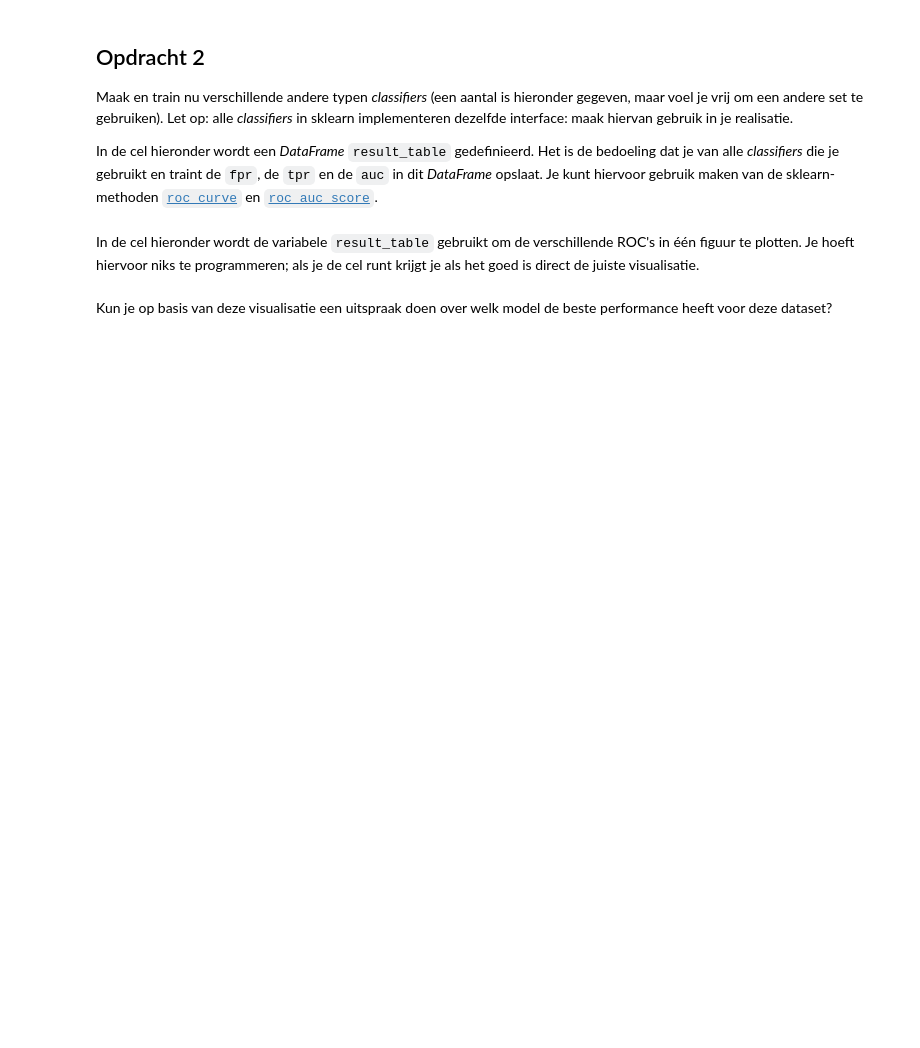
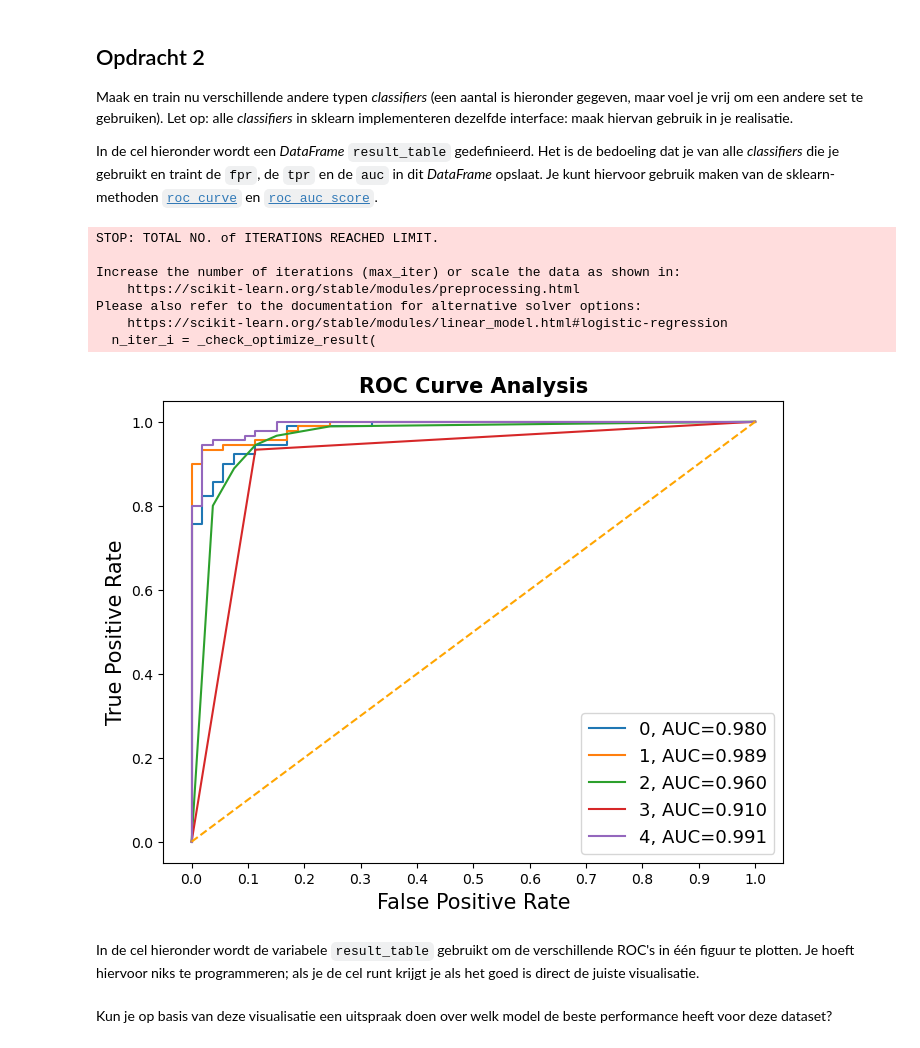
Before and after one commit to leonbos1/Machine-Learning, a Jupyter notebook: docs/files/Opdracht model-evaluatie.ipynb, the cells around one changed output. Cells and saved outputs as stored; diff of their text form; code cells hidden in the pictures; blank space fills up the shorter version.

```diff
--- a/docs/files/Opdracht model-evaluatie.ipynb
+++ b/docs/files/Opdracht model-evaluatie.ipynb
@@ -123,20 +112,66 @@ In de cel hieronder wordt een *DataFrame* `result_table` gedefinieerd. Het is de
 # %%
 import pandas as pd
 import numpy as np
+import matplotlib.pyplot as plt
 %matplotlib inline
 
 from sklearn.linear_model import LogisticRegression
 from sklearn.naive_bayes import GaussianNB
 from sklearn.neighbors import KNeighborsClassifier
 from sklearn.tree import DecisionTreeClassifier
 from sklearn.ensemble import RandomForestClassifier
 
 from sklearn.metrics import roc_curve, roc_auc_score
 
 # DataFrame om de gevonden metrieken per classifier in op te slaan.
 result_table = pd.DataFrame(columns=['classifiers', 'fpr','tpr','auc'])
 
-# YOUR CODE HERE
+# Classifiers om te gebruiken.
+classifiers = [LogisticRegression(), GaussianNB(), KNeighborsClassifier(), DecisionTreeClassifier(), RandomForestClassifier()]
+
+# Loop door de classifiers heen.
+for cls in classifiers:
+    model = cls.fit(X_train, y_train)
+    y_proba = model.predict_proba(X_test)[::,1]
+
+    # Bereken de ROC-curve.
+    fpr, tpr = roc_curve(y_test,  y_proba)[0:2]
+
+    # Bereken de AUC.
+    auc = roc_auc_score(y_test, y_proba)
+
+    # Voeg de gevonden metrieken toe aan de result_table.
+    result_table = result_table.append({'classifiers':cls,
+                                        'fpr':fpr,
+                                        'tpr':tpr,
+                                        'auc':auc}, ignore_index=True)
+
+# Plot de ROC-curves.
+fig = plt.figure(figsize=(8,6))
+
+for i in result_table.index:
+    plt.plot(result_table.loc[i]['fpr'],
+             result_table.loc[i]['tpr'],
+             label=f"{i}, AUC={result_table.loc[i]['auc']:.3f}"
+             )
+
+plt.plot([0,1], [0,1], color='orange', linestyle='--')
+plt.xticks(np.arange(0.0, 1.1, step=0.1))
+plt.xlabel("False Positive Rate", fontsize=15)
+plt.ylabel("True Positive Rate", fontsize=15)
+plt.legend(prop={'size':13}, loc='lower right')
+plt.title('ROC Curve Analysis', fontweight='bold', fontsize=15)
+
+plt.show()
+# %% [output]
+STOP: TOTAL NO. of ITERATIONS REACHED LIMIT.
+
+Increase the number of iterations (max_iter) or scale the data as shown in:
+    https://scikit-learn.org/stable/modules/preprocessing.html
+Please also refer to the documentation for alternative solver options:
+    https://scikit-learn.org/stable/modules/linear_model.html#logistic-regression
+  n_iter_i = _check_optimize_result(
+[figure, added]
 # %% [markdown]
 In de cel hieronder wordt de variabele `result_table` gebruikt om de verschillende ROC's in één figuur te plotten. Je hoeft hiervoor niks te programmeren; als je de cel runt krijgt je als het goed is direct de juiste visualisatie.
 # %% [markdown]
```
Also changed, not shown: parts of 6 cells of this notebook.
